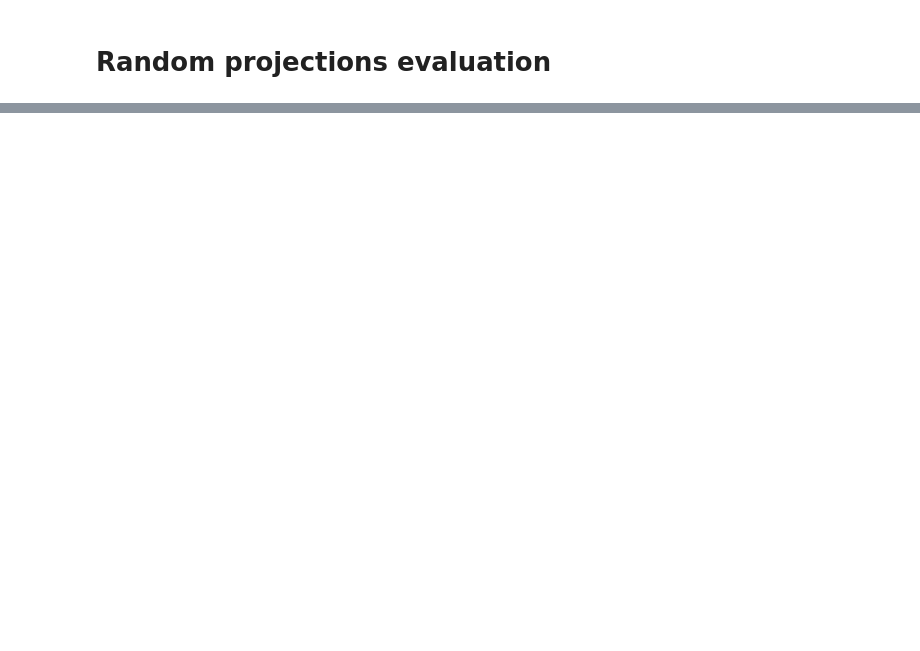
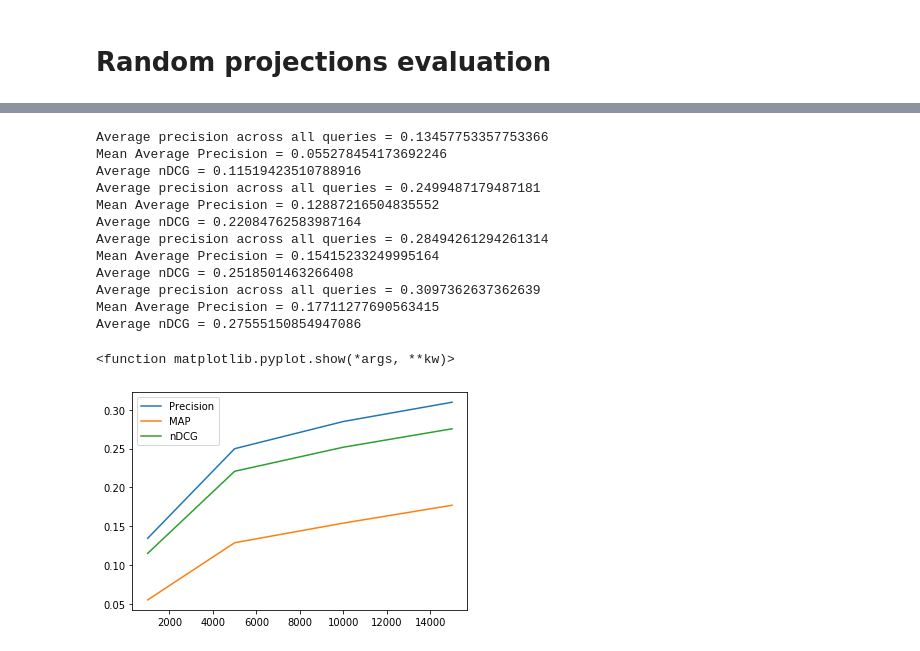
Before and after one commit to tugaevaea/IRWS, a Jupyter notebook: random_projections.ipynb, the cells around one changed output, grey strips where cells are left out. Cells and saved outputs as stored; diff of their text form; code cells hidden in the pictures; blank space fills up the shorter version.

```diff
--- a/random_projections.ipynb
+++ b/random_projections.ipynb
@@ -186,0 +231,38 @@ rand_proj_evaluation.head()
+# %%
+precision=[]
+MAP=[]
+nDCG=[]
+for i in [1000, 5000, 10000, 15000]:
+    start_time_rand_vect = time.time()
+    random_vectors_test = get_random_vectors(vocab_size, m = i)
+
+    doc_projections_test = compute_hash(norm(doc_vectors), random_vectors_test, 0)
+
+    q_projections_test = compute_hash(norm(q_vectors),random_vectors_test, 0)
+
+    rand_proj_evaluation_test = full_evaluation(q_projections_test, doc_projections_test, k=10, random_projections = True)
+
+    precision.append(rand_proj_evaluation_test['Precision'].mean())
+    MAP.append(rand_proj_evaluation_test['Average Precision'].mean())
+    nDCG.append(rand_proj_evaluation_test['nDCG'].mean())
+
+plt.plot([1000, 5000, 10000, 15000], precision, label = "Precision")
+plt.plot([1000, 5000, 10000, 15000], MAP, label = "MAP")
+plt.plot([1000, 5000, 10000, 15000], nDCG, label = "nDCG")
+plt.legend()
+plt.show
+# %% [output]
+Average precision across all queries = 0.13457753357753366
+Mean Average Precision = 0.055278454173692246
+Average nDCG = 0.11519423510788916
+Average precision across all queries = 0.2499487179487181
+Mean Average Precision = 0.12887216504835552
+Average nDCG = 0.22084762583987164
+Average precision across all queries = 0.28494261294261314
+Mean Average Precision = 0.15415233249995164
+Average nDCG = 0.2518501463266408
+Average precision across all queries = 0.3097362637362639
+Mean Average Precision = 0.17711277690563415
+Average nDCG = 0.27555150854947086
+<function matplotlib.pyplot.show(*args, **kw)>
+[figure, added]
```
Also changed, not shown: parts of 17 cells of this notebook, 1 other file.
